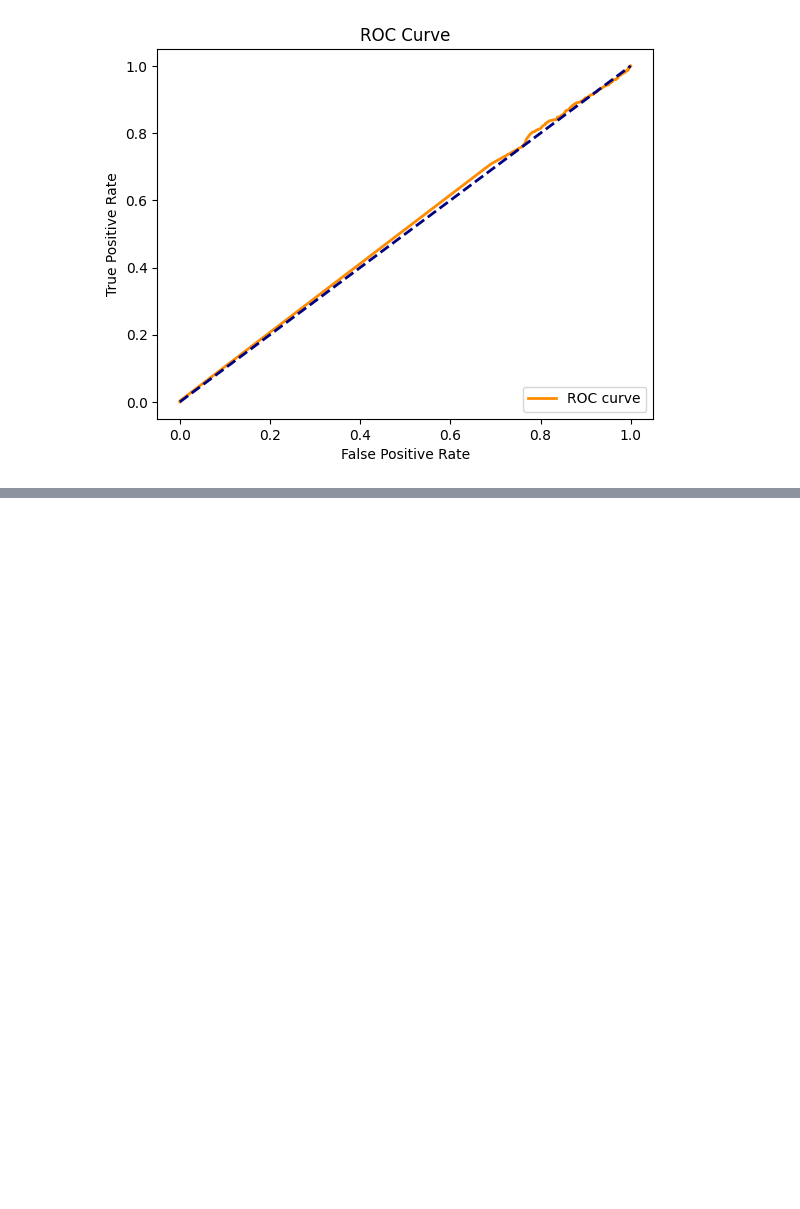
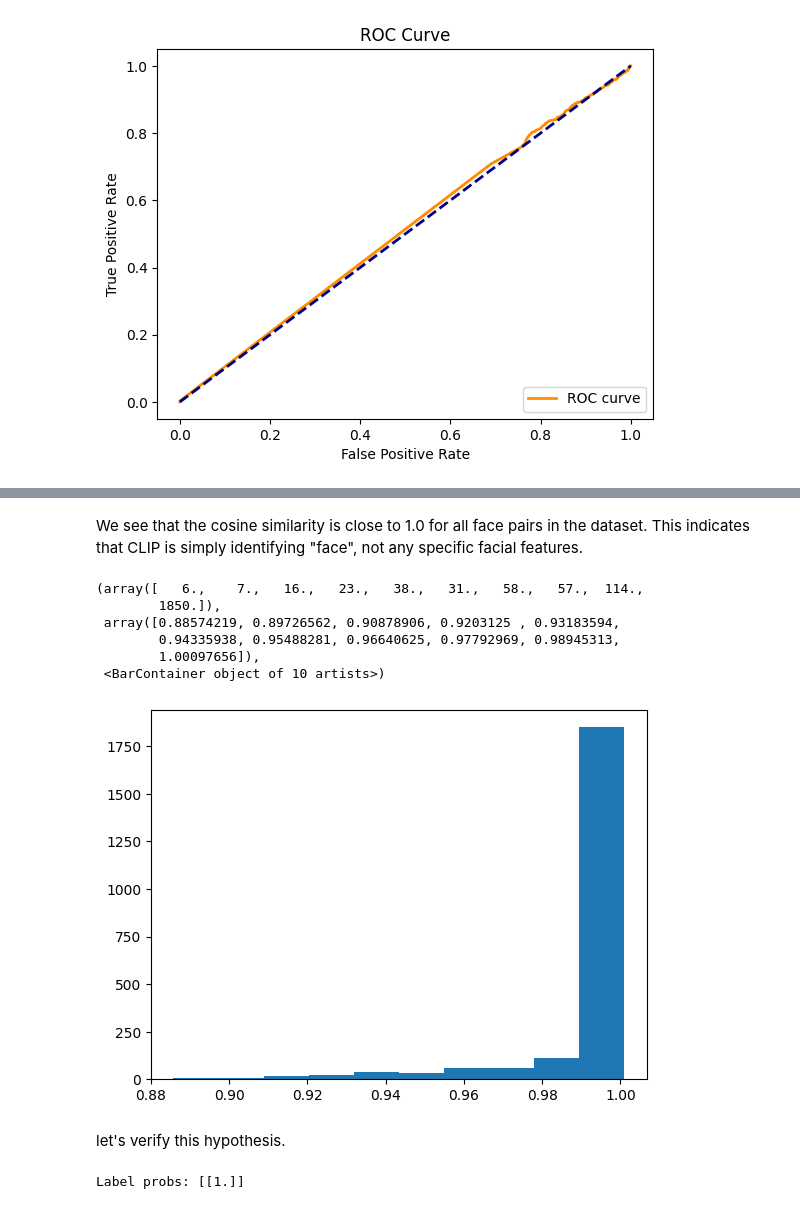
Before and after one commit to BasilBeirouti/CLIP_Facial_Similarity, a Jupyter notebook: clip_zeroshot.ipynb, the cells around one changed output, grey strips where cells are left out. Cells and saved outputs as stored; diff of their text form; code cells hidden in the pictures; blank space fills up the shorter version.

Commit message:
everything is a face

```diff
--- a/clip_zeroshot.ipynb
+++ b/clip_zeroshot.ipynb
@@ -85,0 +84,49 @@ for pair in random.sample(incorrect_pairs, 2):
+# %% [markdown]
+We see that the cosine similarity is close to 1.0 for all face pairs in the dataset. This indicates that CLIP is simply identifying "face", not any specific facial features.
+# %%
+from matplotlib import pyplot as plt
+plt.hist(cosine_similarities)
+# %% [output]
+(array([   6.,    7.,   16.,   23.,   38.,   31.,   58.,   57.,  114.,
+        1850.]),
+ array([0.88574219, 0.89726562, 0.90878906, 0.9203125 , 0.93183594,
+        0.94335938, 0.95488281, 0.96640625, 0.97792969, 0.98945313,
+        1.00097656]),
+ <BarContainer object of 10 artists>)
+[figure, added]
+# %% [markdown]
+let's verify this hypothesis.
+# %%
+import clip
+import torch
+from sklearn.datasets import fetch_lfw_people
+from PIL import Image
+
+# Load the model and the preprocess function
+device = "cuda" if torch.cuda.is_available() else "cpu"
+model, preprocess = clip.load("ViT-B/32", device=device)
+
+# Load an image from the Labeled Faces in the Wild dataset
+lfw_people = fetch_lfw_people(min_faces_per_person=70, resize=0.4)
+np_image = lfw_people.images[0]  # Get the first image as a NumPy array
+
+# Convert the NumPy array to a PIL Image
+pil_image = Image.fromarray(np_image.astype('uint8'), 'L')
+
+# Preprocess the image and convert to tensor
+image_tensor = preprocess(pil_image).unsqueeze(0).to(device)
+
+# Tokenize and encode the text
+text = clip.tokenize(["face"]).to(device)
+
+# Model inference
+with torch.no_grad():
+    image_features = model.encode_image(image_tensor)
+    text_features = model.encode_text(text)
+
+    # Calculate the similarity (dot product) between image and text features
+    similarity = (image_features @ text_features.T).softmax(dim=-1).cpu().numpy()
+
+print("Label probs:", similarity)
+# %% [output]
+Label probs: [[1.]]
```
Also changed, not shown: parts of 2 cells of this notebook, 2 other files.
